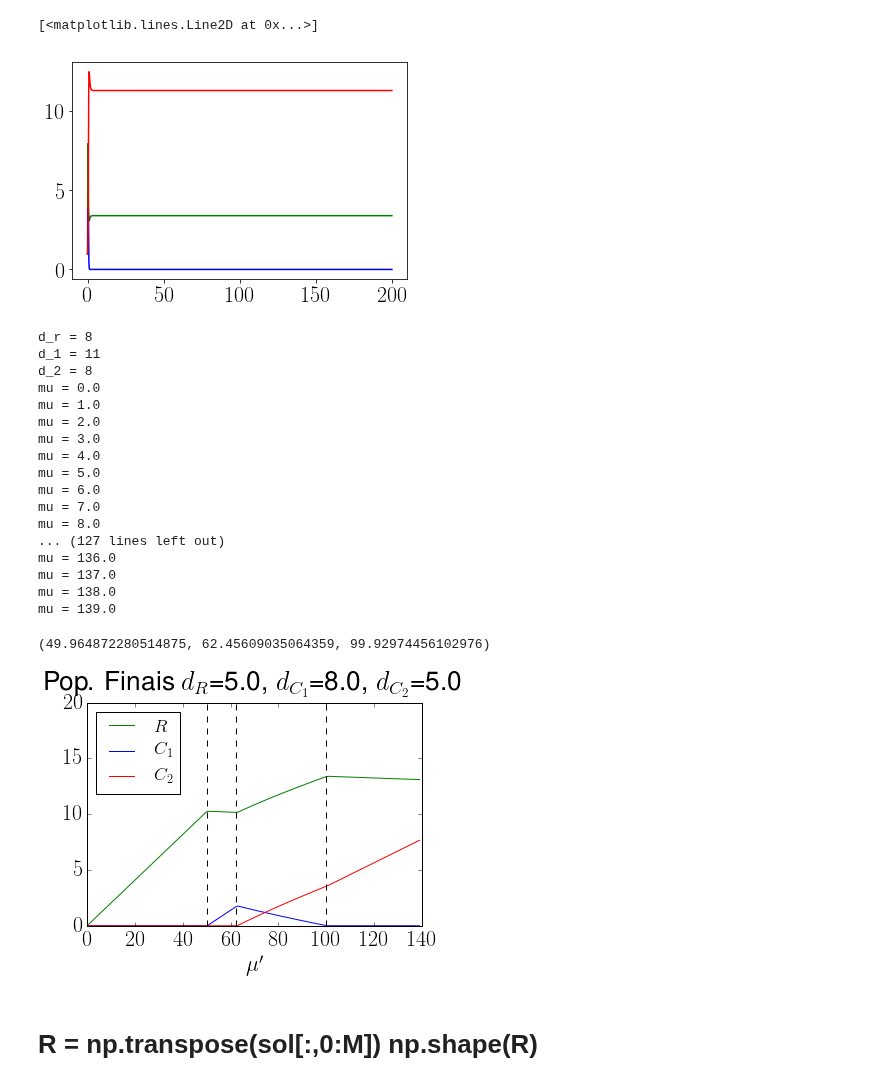
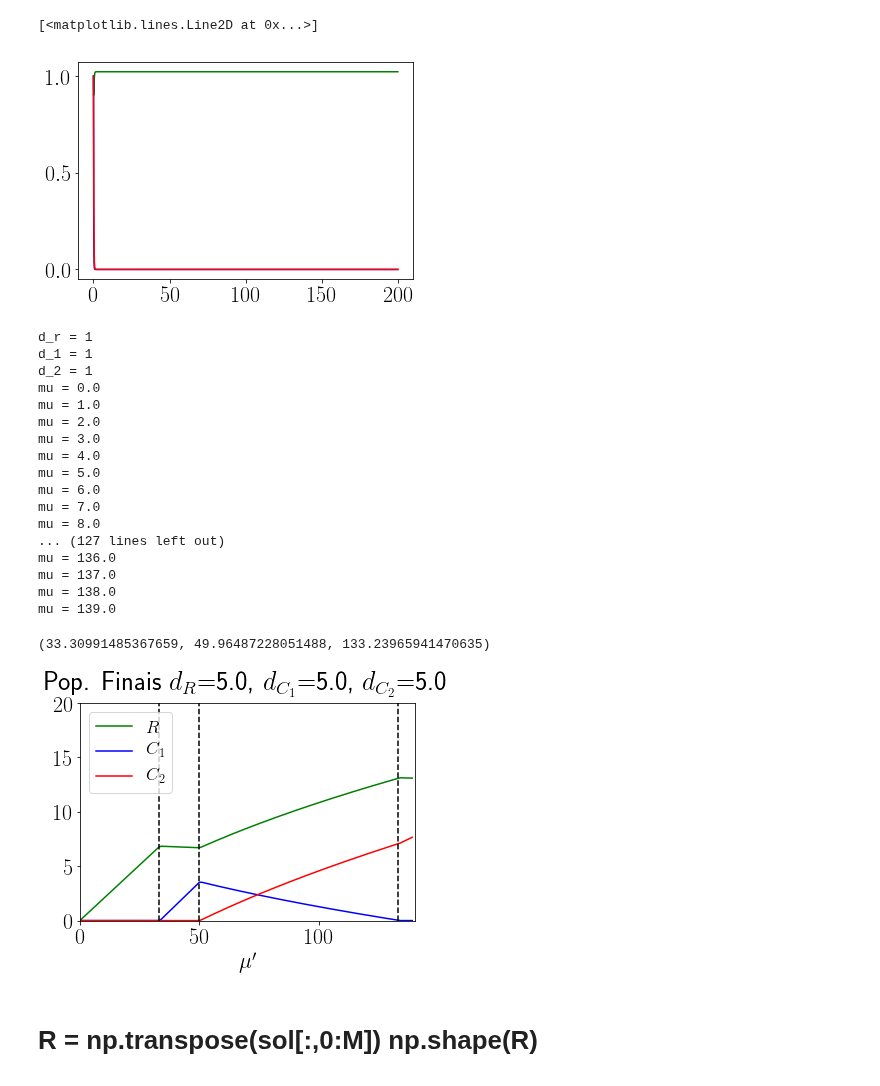
Before and after one commit to reand705/IGP, a Jupyter notebook: Method_Of_LinesIGP.ipynb, the cells around one changed output. Saved outputs shown, nothing was run; the diff lists cells and outputs as text; code cells hidden in the pictures.

```diff
--- a/Method_Of_LinesIGP.ipynb
+++ b/Method_Of_LinesIGP.ipynb
@@ -190,7 +190,7 @@ def mu_3():
 # %%
 #Integre um caso aqui
 d_r = 5
-d_1 = 1
+d_1 = 8
 d_2 = 5
 mu = 5
 t = np.linspace(0,Tmax,N)
@@ -200,7 +200,7 @@ alpha = 1
 beta = 1
 phi = 1.0
 #pop inicial
-R0,C10,C20 = init(M+2)
+R0,C10,C20 = init(M)
 y0 = np.r_[R0,C10,C20]
 sol = scipy.integrate.odeint(ddt,y0,t)
 sol = np.array(sol)
@@ -257,12 +257,12 @@ plt.plot(t,C1[M/2,:],color = 'blue')
 plt.plot(t,C2[M/2,:],color = 'red')
 # %% [output]
 [<matplotlib.lines.Line2D at 0x...>]
-[figure, old version]
+[figure, new version]
 # %%
-#Faça para vários dR, d1, d2
-DR = [5]
-D1 = [5]
-D2 = [5]
+#Faça para vários dR, d1, d2, mu
+DR = [1]
+D1 = [1]
+D2 = [1]
 MU = [0.0 + i for i in range(0,140)]
 t = np.linspace(0,Tmax,N)
 m = 1.0
@@ -286,9 +286,9 @@ for d_r in DR:
                 np.save('Method_Of_LinesIGP_dR=%.3f,d1=%.3f,d2=%.3f,mu=%.3f,alpha=%.3f,gamma=%.3f,beta=%.f,phi=%.3f,m=%.3f'
                         % (d_r,d_1,d_2,mu,alpha,gamma,beta,phi,m),sol)
 # %% [output]
-d_r = 8
-d_1 = 11
-d_2 = 8
+d_r = 1
+d_1 = 1
+d_2 = 1
 mu = 0.0
 mu = 1.0
 mu = 2.0
@@ -306,7 +306,7 @@ mu = 139.0
 # %%
 #Imprima a população final
 DR = [5]
-D1 = [8]
+D1 = [5]
 D2 = [5]
 MU = [0.0 + i for i in range(0,140)]
 m = 1.0
@@ -317,37 +317,37 @@ phi = 1.0
 
 Rfinal = []
 C1final = []
 C2final = []
 t = np.linspace(0,Tmax,N)
 for d_r in DR:
     for d_1 in D1:
         for d_2 in D2:
             for mu in MU:
                 sol = np.load('Method_Of_LinesIGP_dR=%.3f,d1=%.3f,d2=%.3f,mu=%.3f,alpha=%.3f,gamma=%.3f,beta=%.f,phi=%.3f,m=%.3f.npy'
                               % (d_r,d_1,d_2,mu,alpha,gamma,beta,phi,m))
                 R = np.transpose(sol[:,0:M])
                 C1 = np.transpose(sol[:,M:2*M])
                 C2 = np.transpose(sol[:,2*M:])
                 Rfinal.append(R[M/2,-1])
                 C1final.append(C1[M/2,-1])
                 C2final.append(C2[M/2,-1])
 
 plt.plot(MU,Rfinal,color = 'green', label = r'$R$')
 plt.plot(MU,C1final,color = 'blue', label = r'$C_1$')
 plt.plot(MU,C2final,color = 'red', label = r'$C_2$')
 plt.xlabel(r"$\mu'$")
 plt.legend(loc = 'upper left', prop={'size': 18})
 plt.title(r'Pop. Finais $d_R$=%.1f, $d_{C_1}$=%.1f, $d_{C_2}$=%.1f' % (d_r,d_1,d_2))
 plt.axis([0,140,0,20])
 plt.axvline(x=mu_1(), color='black', linestyle='--')
 plt.axvline(x=mu_2(), color='black', linestyle='--')
 plt.axvline(x=mu_3(), color='black', linestyle='--')
 print (mu_1(),mu_2(),mu_3())
-#plt.savefig('Method_Of_LinesIGP_dR=%.3f,d1=%.3f,d2=%.3f,mu=%.3f,alpha=%.3f,gamma=%.3f,beta=%.f,phi=%.3f,m=%.3f.png'
-                              #% (d_r,d_1,d_2,mu,alpha,gamma,beta,phi,m))
+plt.savefig('Method_Of_LinesIGP_dR=%.3f,d1=%.3f,d2=%.3f,mu=%.3f,alpha=%.3f,gamma=%.3f,beta=%.f,phi=%.3f,m=%.3f.png'
+                              % (d_r,d_1,d_2,mu,alpha,gamma,beta,phi,m))
 # %% [output]
-(49.964872280514875, 62.45609035064359, 99.92974456102976)
+(33.30991485367659, 49.96487228051488, 133.23965941470635)
-[figure, old version]
+[figure, new version]
 # %% [markdown]
 # R = np.transpose(sol[:,0:M]) np.shape(R)
 # %%
```
Also changed, not shown: parts of 5 cells of this notebook.
